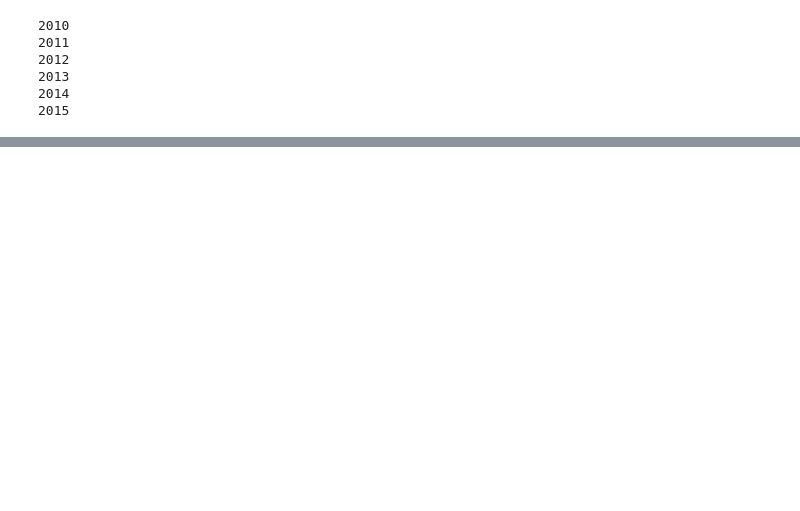
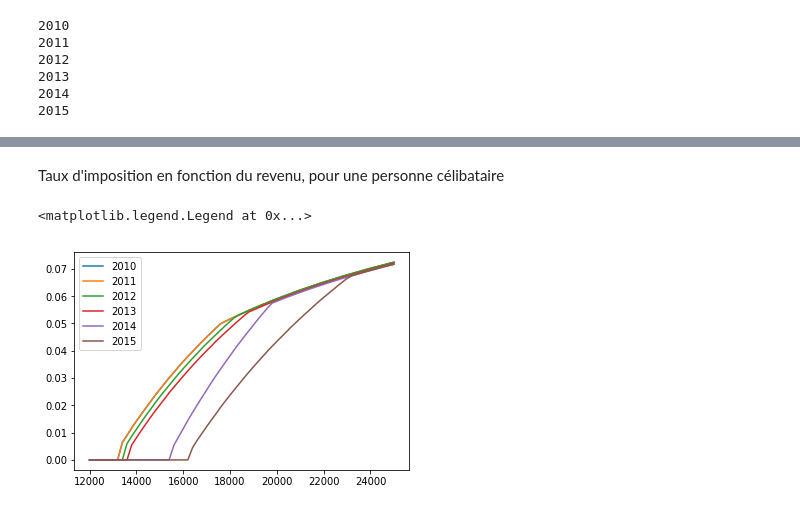
Before and after one commit to etalab/calculette-impots-exemples, a Jupyter notebook: notebooks/diachronie.ipynb, the cells around one changed output, grey strips where cells are left out. Saved outputs shown, nothing was run; the diff lists cells and outputs as text; code cells hidden in the pictures; blank space fills up the shorter version.

```diff
--- a/notebooks/diachronie.ipynb
+++ b/notebooks/diachronie.ipynb
@@ -62,0 +45,9 @@ curves
+# %% [markdown]
+Taux d'imposition en fonction du revenu, pour une personne célibataire
+# %%
+for year, curve in curves.items():
+    plt.plot(alias_values['1AJ'], np.divide(curve['IRN'], alias_values['1AJ']), label=str(year))
+plt.legend()
+# %% [output]
+<matplotlib.legend.Legend at 0x...>
+[figure, added]
```
Also changed, not shown: parts of 21 cells of this notebook, 2 other files.
